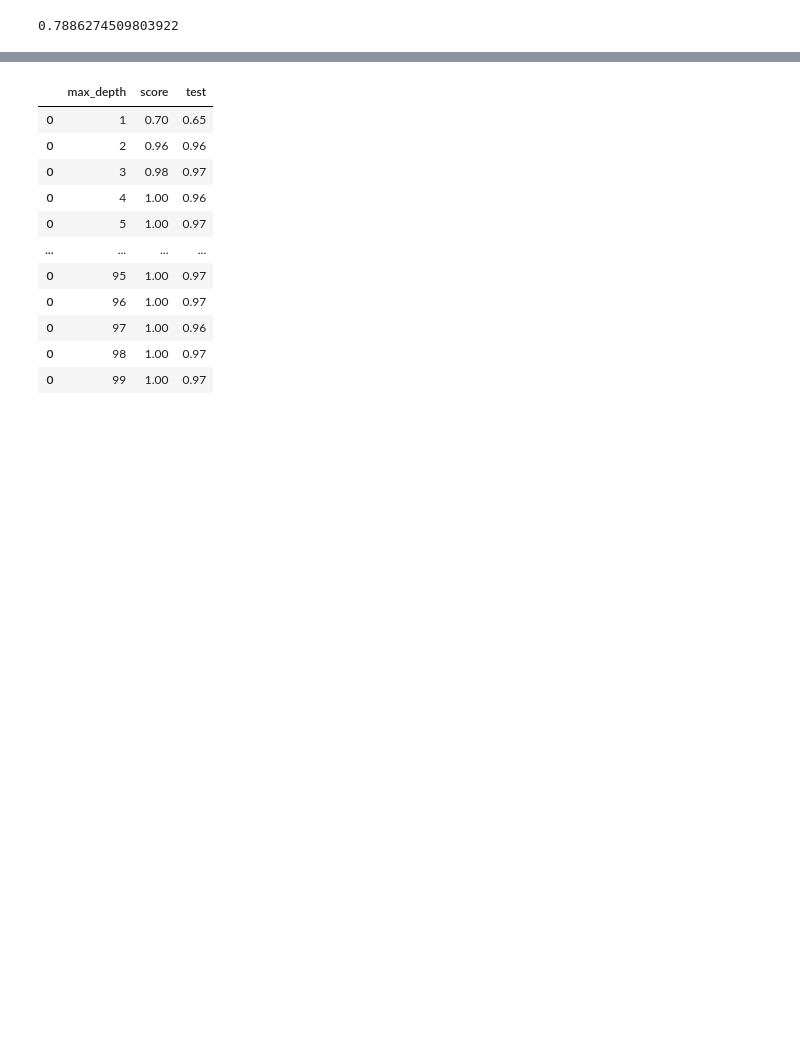
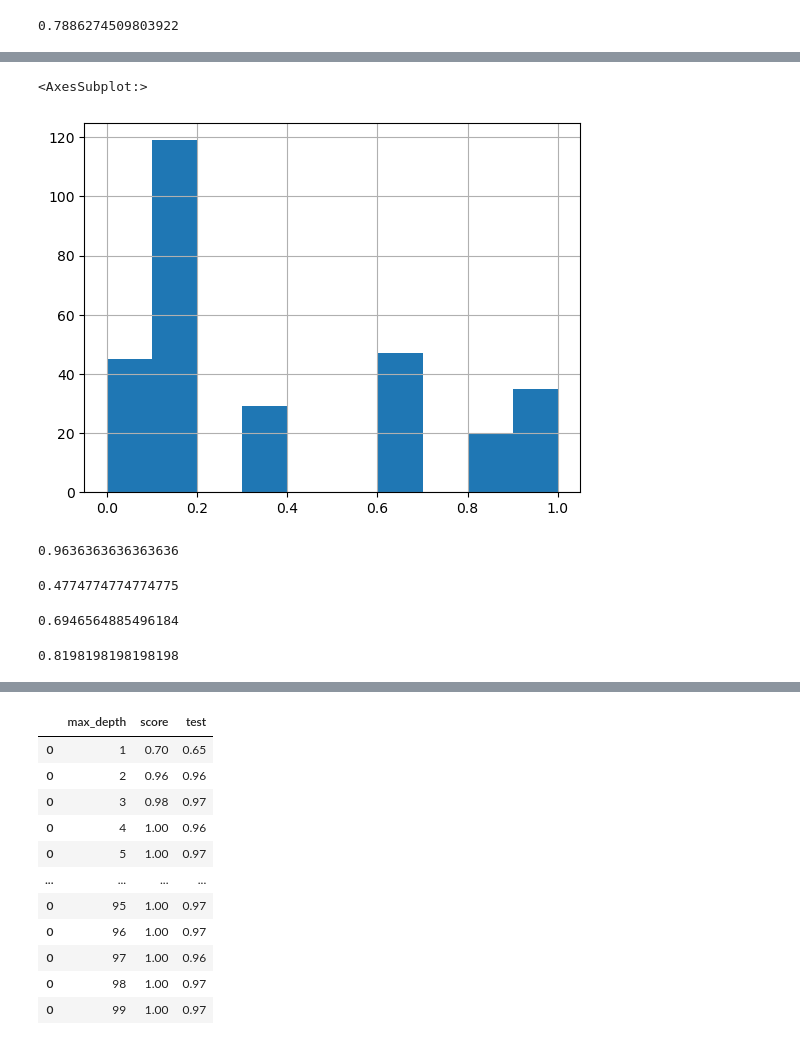
Before and after one commit to MakVit1988/Data_Science_and_ML_, a Jupyter notebook: 2_Deciding trees.ipynb, the cells around one changed output, grey strips where cells are left out. Drawn from its saved outputs; the diff is of its cells as text; code cells hidden in the pictures; blank space fills up the shorter version.

```diff
--- a/2_Deciding trees.ipynb
+++ b/2_Deciding trees.ipynb
@@ -445,0 +466,2 @@ cross_val_score(clf, X_train, y_train, cv = 5).mean()
+# %%
+best_clf = grid_search_cv.best_estimator_
@@ -445,0 +488,2 @@ cross_val_score(clf, X_train, y_train, cv = 5).mean()
+# %%
+y_predicted_prob = best_clf.predict_proba(X_test)
@@ -445,0 +510,5 @@ cross_val_score(clf, X_train, y_train, cv = 5).mean()
+# %%
+pd.Series(y_predicted_prob[:, 1]).hist()
+# %% [output]
+<AxesSubplot:>
+[figure, added]
@@ -445,0 +517,8 @@ cross_val_score(clf, X_train, y_train, cv = 5).mean()
+# %%
+precision_score(y_test, y_pred)
+# %% [output]
+0.9636363636363636
+# %%
+recall_score(y_test, y_pred)
+# %% [output]
+0.4774774774774775
@@ -445,0 +527,8 @@ cross_val_score(clf, X_train, y_train, cv = 5).mean()
+# %%
+precision_score(y_test, y_pred)
+# %% [output]
+0.6946564885496184
+# %%
+recall_score(y_test, y_pred)
+# %% [output]
+0.8198198198198198
```
Also changed, not shown: parts of 29 cells of this notebook.
